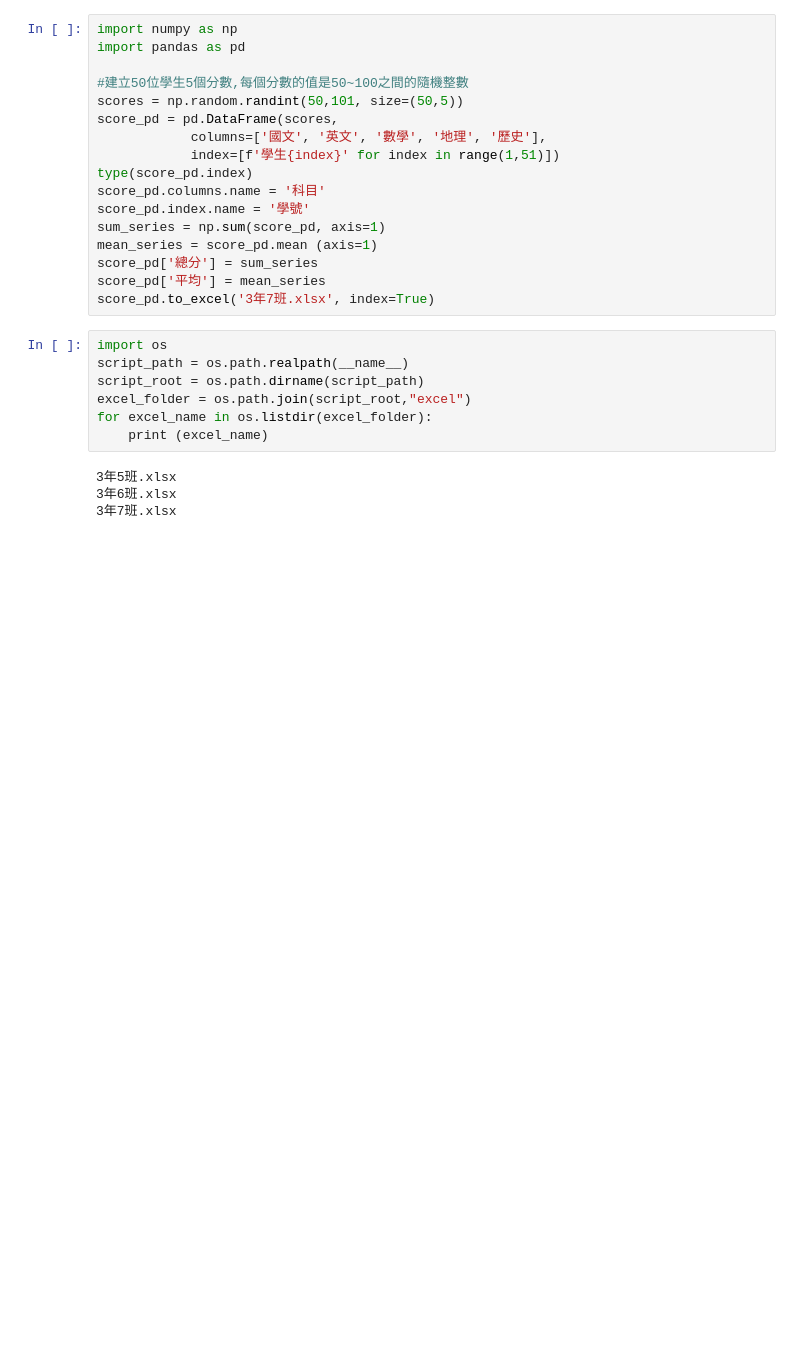
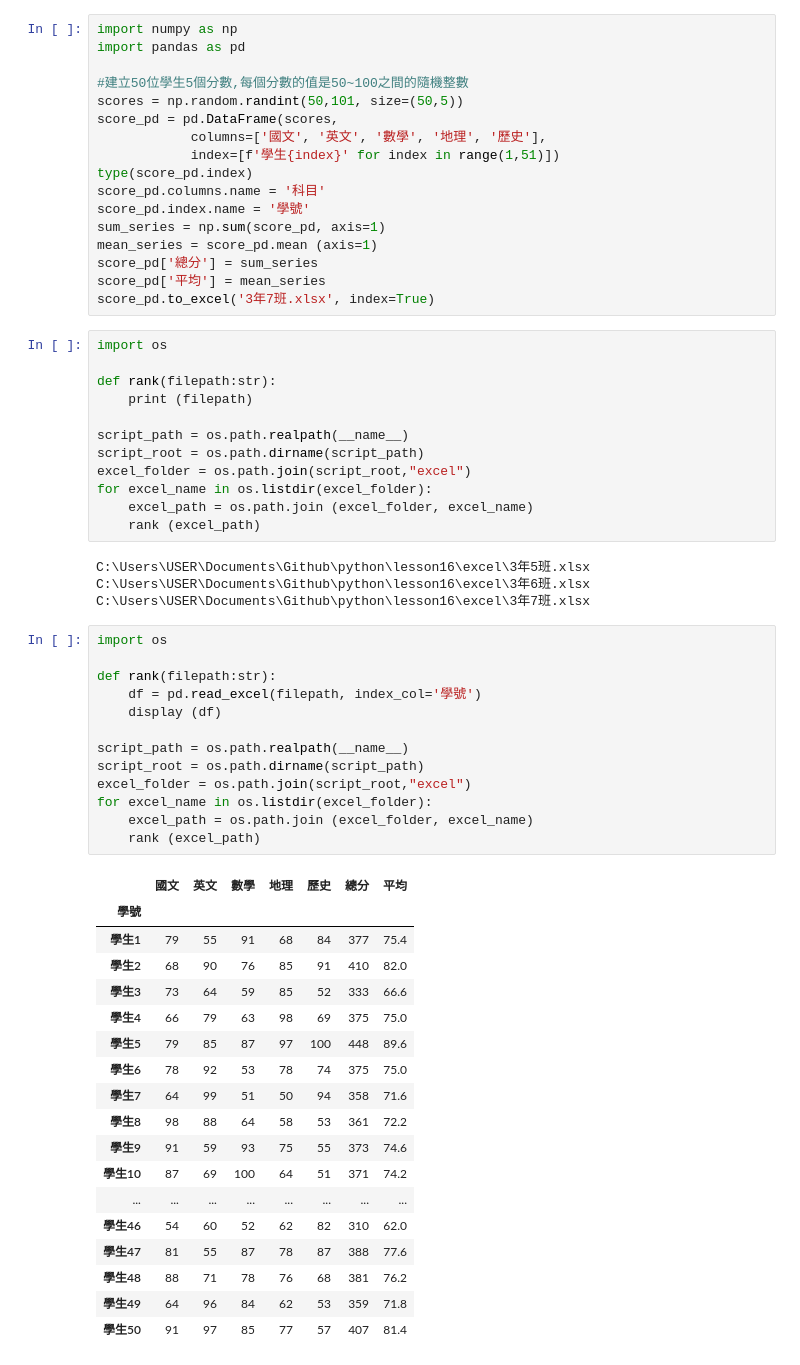
Before and after one commit to Allan2889/python, a Jupyter notebook: lesson16/lesson16_3.ipynb, the cells around one changed output. Cells and saved outputs as stored; diff of their text form; blank space fills up the shorter version.

```diff
--- a/lesson16/lesson16_3.ipynb
+++ b/lesson16/lesson16_3.ipynb
@@ -19,12 +19,49 @@ score_pd['平均'] = mean_series
 score_pd.to_excel('3年7班.xlsx', index=True)
 # %%
 import os
+
+def rank(filepath:str):
+    print (filepath)
+
 script_path = os.path.realpath(__name__)
 script_root = os.path.dirname(script_path)
 excel_folder = os.path.join(script_root,"excel")
 for excel_name in os.listdir(excel_folder):
-    print (excel_name)
+    excel_path = os.path.join (excel_folder, excel_name)
+    rank (excel_path)
 # %% [output]
-3年5班.xlsx
-3年6班.xlsx
-3年7班.xlsx
+C:\Users\USER\Documents\Github\python\lesson16\excel\3年5班.xlsx
+C:\Users\USER\Documents\Github\python\lesson16\excel\3年6班.xlsx
+C:\Users\USER\Documents\Github\python\lesson16\excel\3年7班.xlsx
+# %%
+import os
+
+def rank(filepath:str):
+    df = pd.read_excel(filepath, index_col='學號')
+    display (df)
+
+script_path = os.path.realpath(__name__)
+script_root = os.path.dirname(script_path)
+excel_folder = os.path.join(script_root,"excel")
+for excel_name in os.listdir(excel_folder):
+    excel_path = os.path.join (excel_folder, excel_name)
+    rank (excel_path)
+# %% [output]
+|  | 國文 | 英文 | 數學 | 地理 | 歷史 | 總分 | 平均 |
+| 學號 |  |  |  |  |  |  |  |
+| 學生1 | 79 | 55 | 91 | 68 | 84 | 377 | 75.4 |
+| 學生2 | 68 | 90 | 76 | 85 | 91 | 410 | 82.0 |
+| 學生3 | 73 | 64 | 59 | 85 | 52 | 333 | 66.6 |
+| 學生4 | 66 | 79 | 63 | 98 | 69 | 375 | 75.0 |
+| 學生5 | 79 | 85 | 87 | 97 | 100 | 448 | 89.6 |
+| 學生6 | 78 | 92 | 53 | 78 | 74 | 375 | 75.0 |
+| 學生7 | 64 | 99 | 51 | 50 | 94 | 358 | 71.6 |
+| 學生8 | 98 | 88 | 64 | 58 | 53 | 361 | 72.2 |
+| 學生9 | 91 | 59 | 93 | 75 | 55 | 373 | 74.6 |
+| 學生10 | 87 | 69 | 100 | 64 | 51 | 371 | 74.2 |
+| ... | ... | ... | ... | ... | ... | ... | ... |
+| 學生46 | 54 | 60 | 52 | 62 | 82 | 310 | 62.0 |
+| 學生47 | 81 | 55 | 87 | 78 | 87 | 388 | 77.6 |
+| 學生48 | 88 | 71 | 78 | 76 | 68 | 381 | 76.2 |
+| 學生49 | 64 | 96 | 84 | 62 | 53 | 359 | 71.8 |
+| 學生50 | 91 | 97 | 85 | 77 | 57 | 407 | 81.4 |
```
Also changed, not shown: parts of 1 cell of this notebook.
